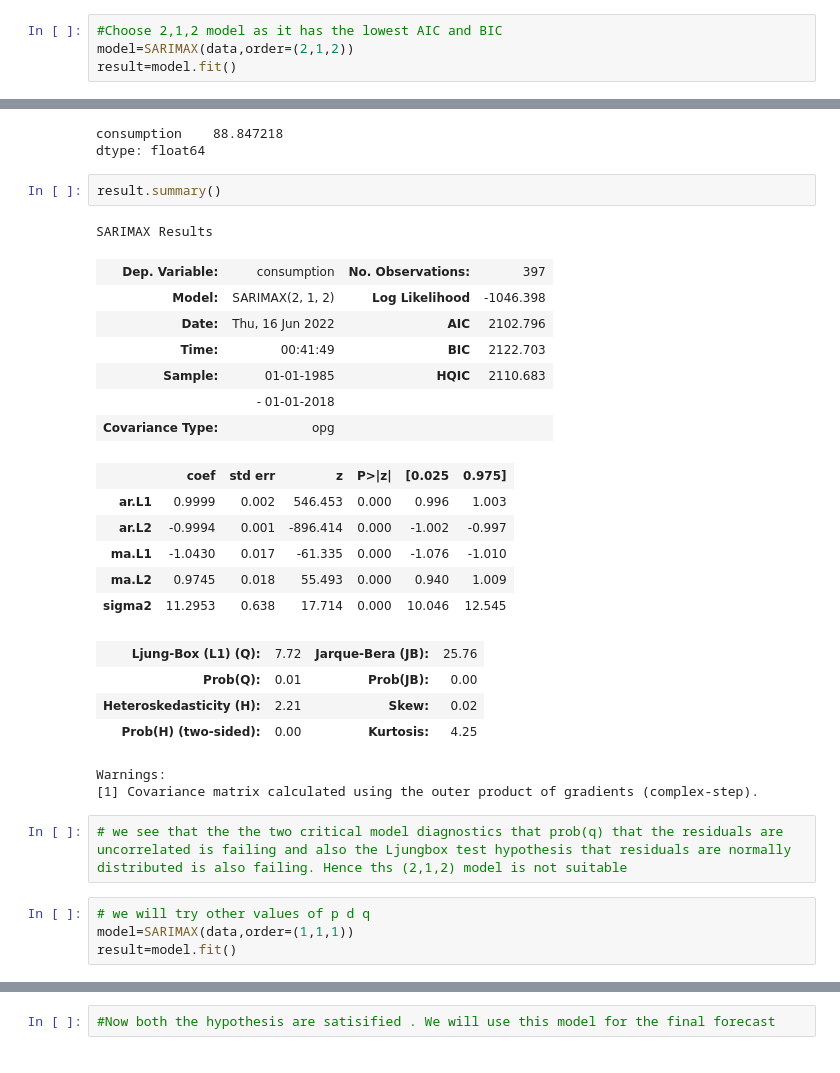
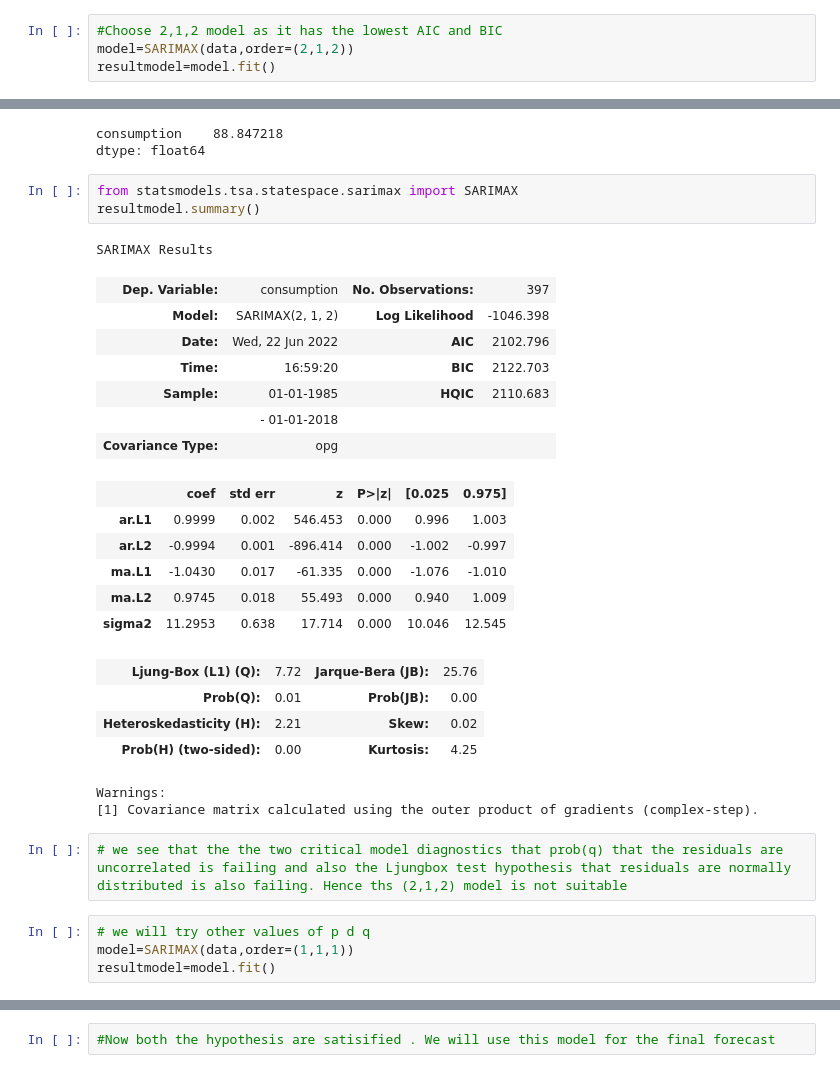
Before and after one commit to kirannarayan82/Timeseriesforecasting, a Jupyter notebook: timeseriesforecasting.ipynb, the cells around one changed output, grey strips where cells are left out. Cells and saved outputs as stored; diff of their text form.

```diff
--- a/timeseriesforecasting.ipynb
+++ b/timeseriesforecasting.ipynb
@@ -210,5 +228,5 @@ for p in range(0,3):
 # %%
 #Choose 2,1,2 model as it has the lowest AIC and BIC
 model=SARIMAX(data,order=(2,1,2))
-result=model.fit()
+resultmodel=model.fit()
 # %%
@@ -220,33 +238,34 @@ data.mean()
 # %% [output]
 consumption    88.847218
 dtype: float64
-# %%
-result.summary()
-# %% [output]
-SARIMAX Results
-| Dep. Variable: | consumption | No. Observations: | 397 |
-| Model: | SARIMAX(2, 1, 2) | Log Likelihood | -1046.398 |
-| Date: | Thu, 16 Jun 2022 | AIC | 2102.796 |
-| Time: | 00:41:49 | BIC | 2122.703 |
-| Sample: | 01-01-1985 | HQIC | 2110.683 |
-|  | - 01-01-2018 |  |  |
-| Covariance Type: | opg |  |  |
-|  | coef | std err | z | P>|z| | [0.025 | 0.975] |
-| ar.L1 | 0.9999 | 0.002 | 546.453 | 0.000 | 0.996 | 1.003 |
-| ar.L2 | -0.9994 | 0.001 | -896.414 | 0.000 | -1.002 | -0.997 |
-| ma.L1 | -1.0430 | 0.017 | -61.335 | 0.000 | -1.076 | -1.010 |
-| ma.L2 | 0.9745 | 0.018 | 55.493 | 0.000 | 0.940 | 1.009 |
-| sigma2 | 11.2953 | 0.638 | 17.714 | 0.000 | 10.046 | 12.545 |
-| Ljung-Box (L1) (Q): | 7.72 | Jarque-Bera (JB): | 25.76 |
-| Prob(Q): | 0.01 | Prob(JB): | 0.00 |
-| Heteroskedasticity (H): | 2.21 | Skew: | 0.02 |
-| Prob(H) (two-sided): | 0.00 | Kurtosis: | 4.25 |
-Warnings:
-[1] Covariance matrix calculated using the outer product of gradients (complex-step).
+# %%
+from statsmodels.tsa.statespace.sarimax import SARIMAX
+resultmodel.summary()
+# %% [output]
+SARIMAX Results
+| Dep. Variable: | consumption | No. Observations: | 397 |
+| Model: | SARIMAX(2, 1, 2) | Log Likelihood | -1046.398 |
+| Date: | Wed, 22 Jun 2022 | AIC | 2102.796 |
+| Time: | 16:59:20 | BIC | 2122.703 |
+| Sample: | 01-01-1985 | HQIC | 2110.683 |
+|  | - 01-01-2018 |  |  |
+| Covariance Type: | opg |  |  |
+|  | coef | std err | z | P>|z| | [0.025 | 0.975] |
+| ar.L1 | 0.9999 | 0.002 | 546.453 | 0.000 | 0.996 | 1.003 |
+| ar.L2 | -0.9994 | 0.001 | -896.414 | 0.000 | -1.002 | -0.997 |
+| ma.L1 | -1.0430 | 0.017 | -61.335 | 0.000 | -1.076 | -1.010 |
+| ma.L2 | 0.9745 | 0.018 | 55.493 | 0.000 | 0.940 | 1.009 |
+| sigma2 | 11.2953 | 0.638 | 17.714 | 0.000 | 10.046 | 12.545 |
+| Ljung-Box (L1) (Q): | 7.72 | Jarque-Bera (JB): | 25.76 |
+| Prob(Q): | 0.01 | Prob(JB): | 0.00 |
+| Heteroskedasticity (H): | 2.21 | Skew: | 0.02 |
+| Prob(H) (two-sided): | 0.00 | Kurtosis: | 4.25 |
+Warnings:
+[1] Covariance matrix calculated using the outer product of gradients (complex-step).
 # %%
 # we see that the the two critical model diagnostics that prob(q) that the residuals are uncorrelated is failing and also the Ljungbox test hypothesis that residuals are normally distributed is also failing. Hence ths (2,1,2) model is not suitable
 # %%
 # we will try other values of p d q
 model=SARIMAX(data,order=(1,1,1))
-result=model.fit()
+resultmodel=model.fit()
 # %%
```
Also changed, not shown: parts of 7 cells of this notebook.
